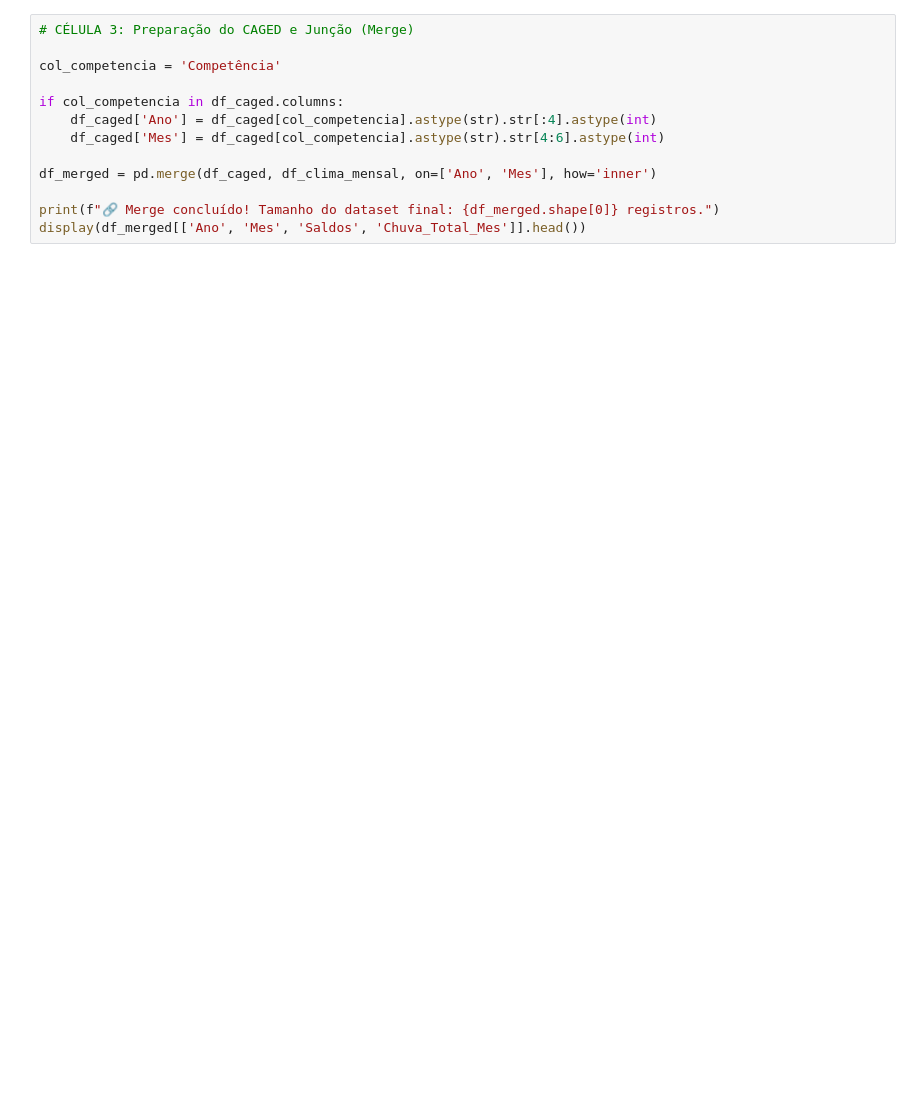
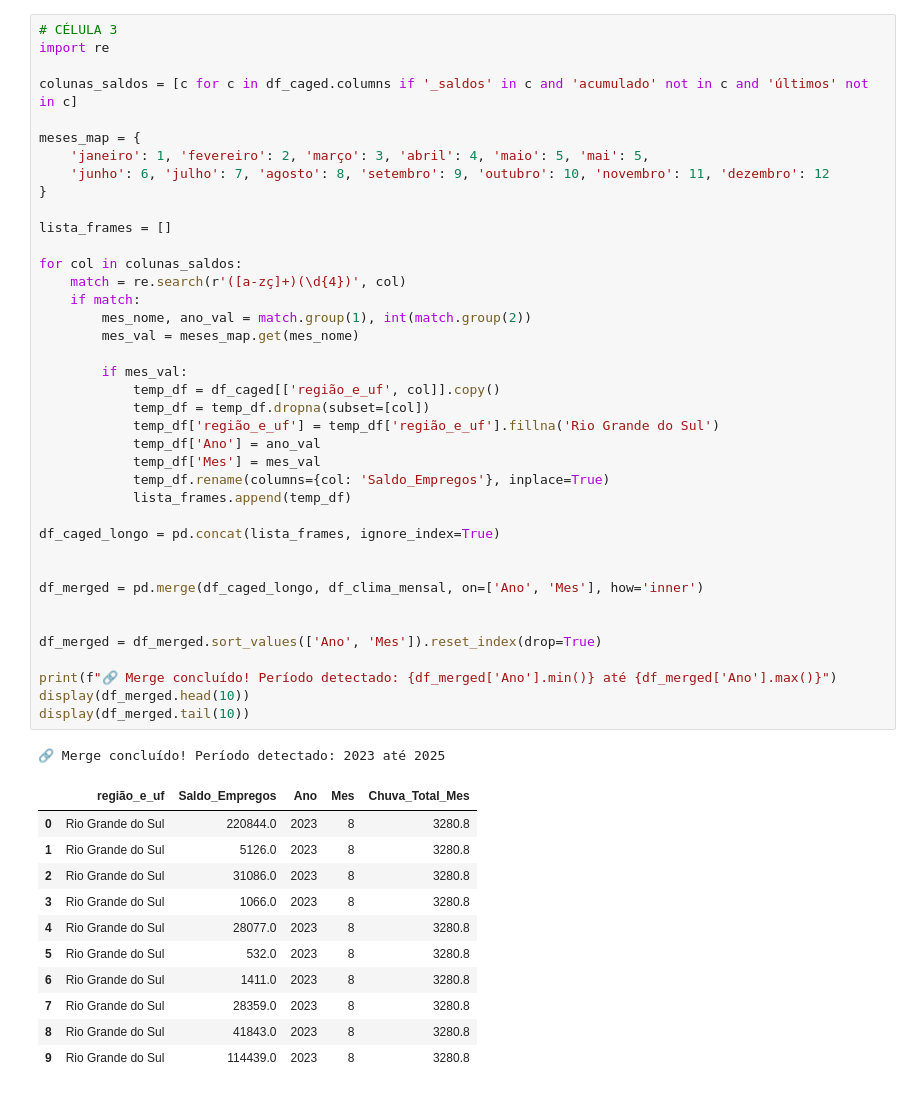
Before and after one commit to rs-impact-lab/rs-impact, a Jupyter notebook: notebooks/03_merge_e_correlacao.ipynb, the cells around one changed output. Saved outputs shown, nothing was run; the diff lists cells and outputs as text; blank space fills up the shorter version.

```diff
--- a/notebooks/03_merge_e_correlacao.ipynb
+++ b/notebooks/03_merge_e_correlacao.ipynb
@@ -32,13 +70,52 @@ display(df_clima_mensal.head())
 # %%
-# CÉLULA 3: Preparação do CAGED e Junção (Merge)
+# CÉLULA 3
+import re
 
-col_competencia = 'Competência'
+colunas_saldos = [c for c in df_caged.columns if '_saldos' in c and 'acumulado' not in c and 'últimos' not in c]
 
-if col_competencia in df_caged.columns:
-    df_caged['Ano'] = df_caged[col_competencia].astype(str).str[:4].astype(int)
-    df_caged['Mes'] = df_caged[col_competencia].astype(str).str[4:6].astype(int)
+meses_map = {
+    'janeiro': 1, 'fevereiro': 2, 'março': 3, 'abril': 4, 'maio': 5, 'mai': 5,
+    'junho': 6, 'julho': 7, 'agosto': 8, 'setembro': 9, 'outubro': 10, 'novembro': 11, 'dezembro': 12
+}
 
-df_merged = pd.merge(df_caged, df_clima_mensal, on=['Ano', 'Mes'], how='inner')
+lista_frames = []
 
-print(f"🔗 Merge concluído! Tamanho do dataset final: {df_merged.shape[0]} registros.")
-display(df_merged[['Ano', 'Mes', 'Saldos', 'Chuva_Total_Mes']].head())
+for col in colunas_saldos:
+    match = re.search(r'([a-zç]+)(\d{4})', col)
+    if match:
+        mes_nome, ano_val = match.group(1), int(match.group(2))
+        mes_val = meses_map.get(mes_nome)
+
+        if mes_val:
+            temp_df = df_caged[['região_e_uf', col]].copy()
+            temp_df = temp_df.dropna(subset=[col])
+            temp_df['região_e_uf'] = temp_df['região_e_uf'].fillna('Rio Grande do Sul')
+            temp_df['Ano'] = ano_val
+            temp_df['Mes'] = mes_val
+            temp_df.rename(columns={col: 'Saldo_Empregos'}, inplace=True)
+            lista_frames.append(temp_df)
+
+df_caged_longo = pd.concat(lista_frames, ignore_index=True)
+
+
+df_merged = pd.merge(df_caged_longo, df_clima_mensal, on=['Ano', 'Mes'], how='inner')
+
+
+df_merged = df_merged.sort_values(['Ano', 'Mes']).reset_index(drop=True)
+
+print(f"🔗 Merge concluído! Período detectado: {df_merged['Ano'].min()} até {df_merged['Ano'].max()}")
+display(df_merged.head(10))
+display(df_merged.tail(10))
+# %% [output]
+🔗 Merge concluído! Período detectado: 2023 até 2025
+|  | região_e_uf | Saldo_Empregos | Ano | Mes | Chuva_Total_Mes |
+| 0 | Rio Grande do Sul | 220844.0 | 2023 | 8 | 3280.8 |
+| 1 | Rio Grande do Sul | 5126.0 | 2023 | 8 | 3280.8 |
+| 2 | Rio Grande do Sul | 31086.0 | 2023 | 8 | 3280.8 |
+| 3 | Rio Grande do Sul | 1066.0 | 2023 | 8 | 3280.8 |
+| 4 | Rio Grande do Sul | 28077.0 | 2023 | 8 | 3280.8 |
+| 5 | Rio Grande do Sul | 532.0 | 2023 | 8 | 3280.8 |
+| 6 | Rio Grande do Sul | 1411.0 | 2023 | 8 | 3280.8 |
+| 7 | Rio Grande do Sul | 28359.0 | 2023 | 8 | 3280.8 |
+| 8 | Rio Grande do Sul | 41843.0 | 2023 | 8 | 3280.8 |
+| 9 | Rio Grande do Sul | 114439.0 | 2023 | 8 | 3280.8 |
```
Also changed, not shown: parts of 7 cells of this notebook, 9 other files.
